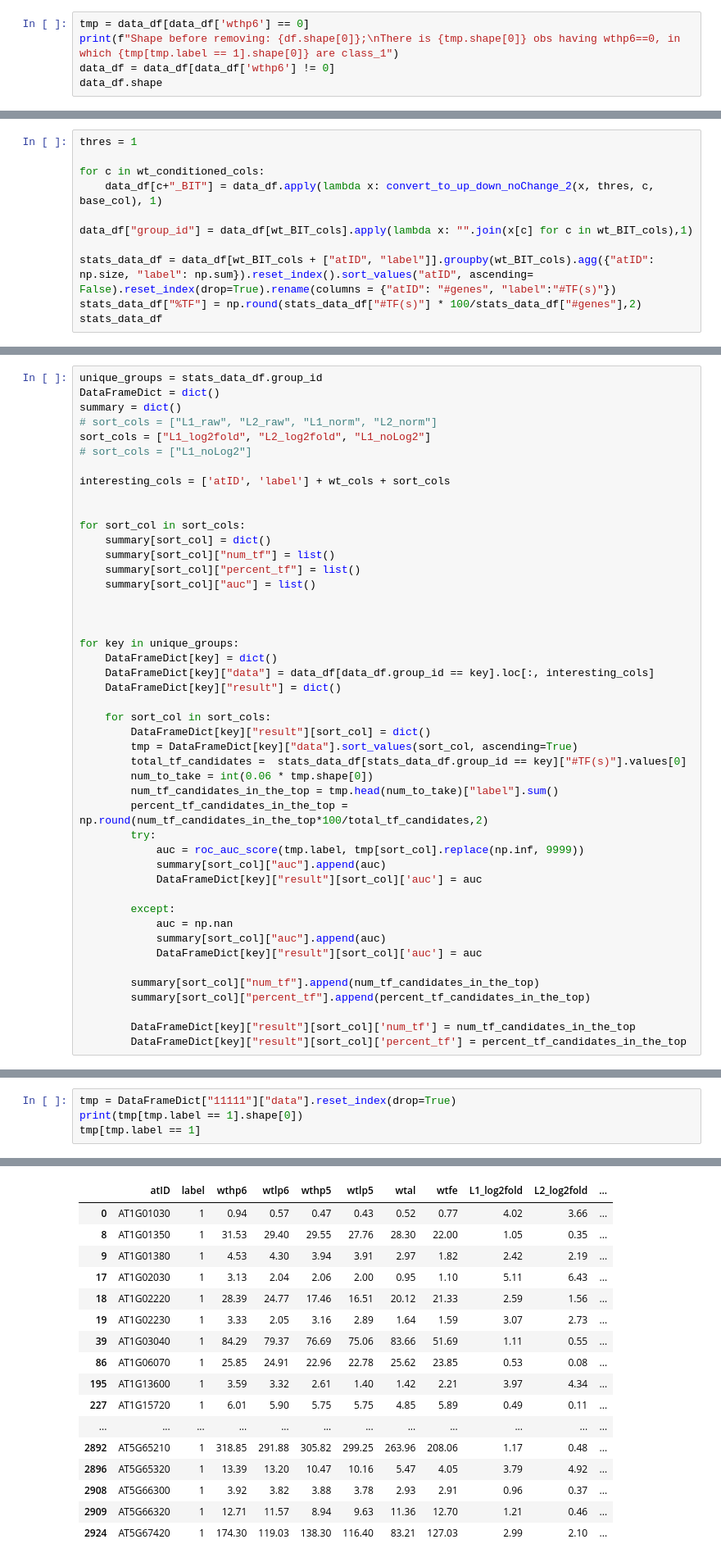
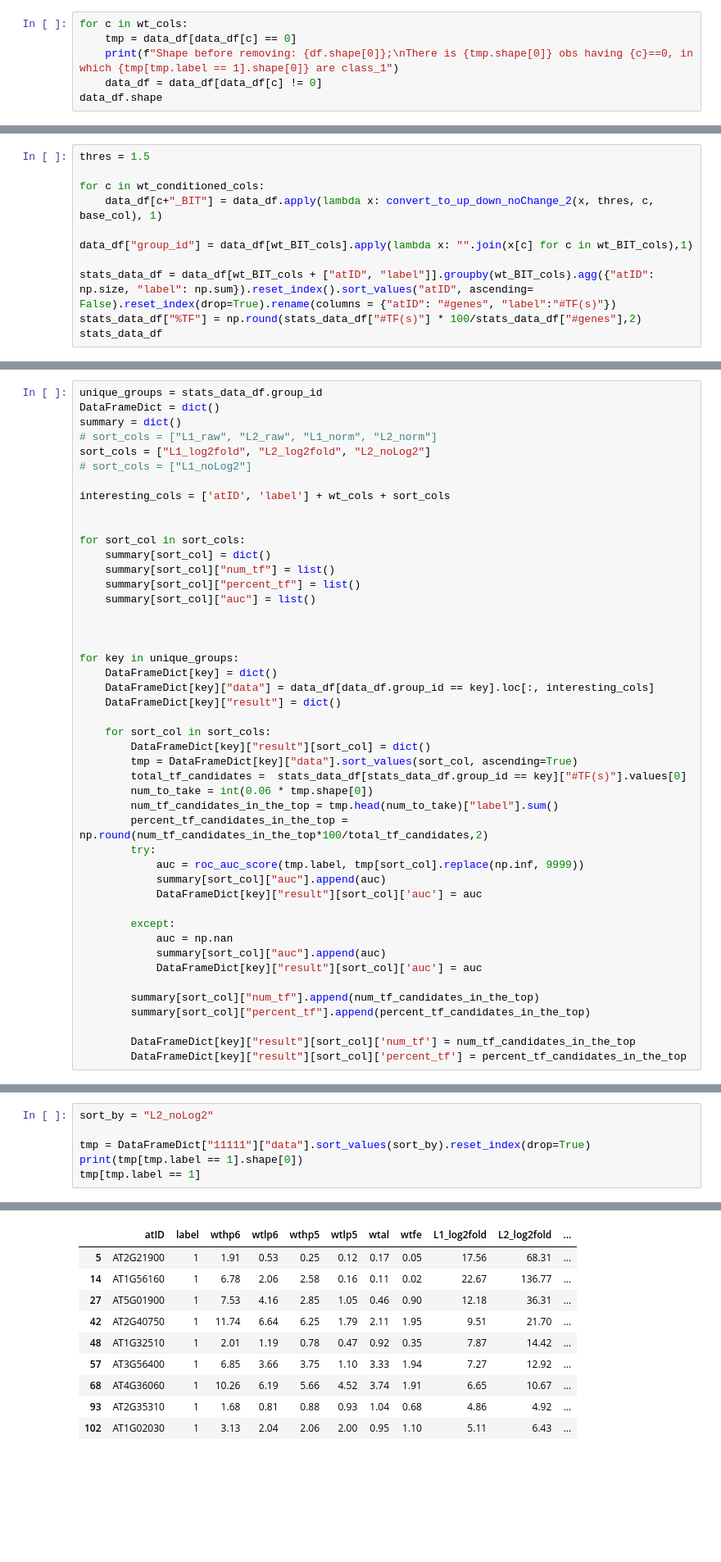
Before and after one commit to chaupmcs/plant_project, a Jupyter notebook: plant_model-UP_DOWN_NOCHANGE-Log2Fold.ipynb, the cells around one changed output, grey strips where cells are left out. Shown: that part at 82% size. Cells and saved outputs as stored; diff of their text form; blank space fills up the shorter version.

Commit message:
add model updown-log2Fold- modify conver_to_upDownNoChange - filter out wt(s)==0

```diff
--- a/plant_model-UP_DOWN_NOCHANGE-Log2Fold.ipynb
+++ b/plant_model-UP_DOWN_NOCHANGE-Log2Fold.ipynb
@@ -161,9 +161,10 @@ def get_L2_noLog2(x):
 # %% [markdown]
 # Filter out wthp6==0
 # %%
-tmp = data_df[data_df['wthp6'] == 0]
-print(f"Shape before removing: {df.shape[0]};\nThere is {tmp.shape[0]} obs having wthp6==0, in which {tmp[tmp.label == 1].shape[0]} are class_1")
-data_df = data_df[data_df['wthp6'] != 0]
+for c in wt_cols:
+    tmp = data_df[data_df[c] == 0]
+    print(f"Shape before removing: {df.shape[0]};\nThere is {tmp.shape[0]} obs having {c}==0, in which {tmp[tmp.label == 1].shape[0]} are class_1")
+    data_df = data_df[data_df[c] != 0]
 data_df.shape
 # %% [output]
 Shape before removing: 20450;
@@ -195,7 +206,7 @@ data_df.shape
 # %% [markdown]
 # Run with a threshold
 # %%
-thres = 1
+thres = 1.5
 
 for c in wt_conditioned_cols:
     data_df[c+"_BIT"] = data_df.apply(lambda x: convert_to_up_down_noChange_2(x, thres, c, base_col), 1)
@@ -253,7 +264,7 @@ unique_groups = stats_data_df.group_id
 DataFrameDict = dict()
 summary = dict()
 # sort_cols = ["L1_raw", "L2_raw", "L1_norm", "L2_norm"]
-sort_cols = ["L1_log2fold", "L2_log2fold", "L1_noLog2"]
+sort_cols = ["L1_log2fold", "L2_log2fold", "L2_noLog2"]
 # sort_cols = ["L1_noLog2"]
 
 interesting_cols = ['atID', 'label'] + wt_cols + sort_cols
@@ -395,5 +394,7 @@ DataFrameDict["11111"]["data"].reset_index(drop=True)
 # %%
-tmp = DataFrameDict["11111"]["data"].reset_index(drop=True)
+sort_by = "L2_noLog2"
+
+tmp = DataFrameDict["11111"]["data"].sort_values(sort_by).reset_index(drop=True)
 print(tmp[tmp.label == 1].shape[0])
 tmp[tmp.label == 1]
 # %% [output]
@@ -401,20 +402,13 @@ tmp[tmp.label == 1]
 |  | atID | label | wthp6 | wtlp6 | wthp5 | wtlp5 | wtal | wtfe | L1_log2fold | L2_log2fold | ... |
-| 0 | AT1G01030 | 1 | 0.94 | 0.57 | 0.47 | 0.43 | 0.52 | 0.77 | 4.02 | 3.66 | ... |
-| 8 | AT1G01350 | 1 | 31.53 | 29.40 | 29.55 | 27.76 | 28.30 | 22.00 | 1.05 | 0.35 | ... |
-| 9 | AT1G01380 | 1 | 4.53 | 4.30 | 3.94 | 3.91 | 2.97 | 1.82 | 2.42 | 2.19 | ... |
-| 17 | AT1G02030 | 1 | 3.13 | 2.04 | 2.06 | 2.00 | 0.95 | 1.10 | 5.11 | 6.43 | ... |
-| 18 | AT1G02220 | 1 | 28.39 | 24.77 | 17.46 | 16.51 | 20.12 | 21.33 | 2.59 | 1.56 | ... |
-| 19 | AT1G02230 | 1 | 3.33 | 2.05 | 3.16 | 2.89 | 1.64 | 1.59 | 3.07 | 2.73 | ... |
-| 39 | AT1G03040 | 1 | 84.29 | 79.37 | 76.69 | 75.06 | 83.66 | 51.69 | 1.11 | 0.55 | ... |
-| 86 | AT1G06070 | 1 | 25.85 | 24.91 | 22.96 | 22.78 | 25.62 | 23.85 | 0.53 | 0.08 | ... |
-| 195 | AT1G13600 | 1 | 3.59 | 3.32 | 2.61 | 1.40 | 1.42 | 2.21 | 3.97 | 4.34 | ... |
-| 227 | AT1G15720 | 1 | 6.01 | 5.90 | 5.75 | 5.75 | 4.85 | 5.89 | 0.49 | 0.11 | ... |
-| ... | ... | ... | ... | ... | ... | ... | ... | ... | ... | ... | ... |
-| 2892 | AT5G65210 | 1 | 318.85 | 291.88 | 305.82 | 299.25 | 263.96 | 208.06 | 1.17 | 0.48 | ... |
-| 2896 | AT5G65320 | 1 | 13.39 | 13.20 | 10.47 | 10.16 | 5.47 | 4.05 | 3.79 | 4.92 | ... |
-| 2908 | AT5G66300 | 1 | 3.92 | 3.82 | 3.88 | 3.78 | 2.93 | 2.91 | 0.96 | 0.37 | ... |
-| 2909 | AT5G66320 | 1 | 12.71 | 11.57 | 8.94 | 9.63 | 11.36 | 12.70 | 1.21 | 0.46 | ... |
-| 2924 | AT5G67420 | 1 | 174.30 | 119.03 | 138.30 | 116.40 | 83.21 | 127.03 | 2.99 | 2.10 | ... |
+| 5 | AT2G21900 | 1 | 1.91 | 0.53 | 0.25 | 0.12 | 0.17 | 0.05 | 17.56 | 68.31 | ... |
+| 14 | AT1G56160 | 1 | 6.78 | 2.06 | 2.58 | 0.16 | 0.11 | 0.02 | 22.67 | 136.77 | ... |
+| 27 | AT5G01900 | 1 | 7.53 | 4.16 | 2.85 | 1.05 | 0.46 | 0.90 | 12.18 | 36.31 | ... |
+| 42 | AT2G40750 | 1 | 11.74 | 6.64 | 6.25 | 1.79 | 2.11 | 1.95 | 9.51 | 21.70 | ... |
+| 48 | AT1G32510 | 1 | 2.01 | 1.19 | 0.78 | 0.47 | 0.92 | 0.35 | 7.87 | 14.42 | ... |
+| 57 | AT3G56400 | 1 | 6.85 | 3.66 | 3.75 | 1.10 | 3.33 | 1.94 | 7.27 | 12.92 | ... |
+| 68 | AT4G36060 | 1 | 10.26 | 6.19 | 5.66 | 4.52 | 3.74 | 1.91 | 6.65 | 10.67 | ... |
+| 93 | AT2G35310 | 1 | 1.68 | 0.81 | 0.88 | 0.93 | 1.04 | 0.68 | 4.86 | 4.92 | ... |
+| 102 | AT1G02030 | 1 | 3.13 | 2.04 | 2.06 | 2.00 | 0.95 | 1.10 | 5.11 | 6.43 | ... |
 # %% [markdown]
 # Run with many thresholds
 # %%
```
Also changed, not shown: parts of 12 cells of this notebook.
